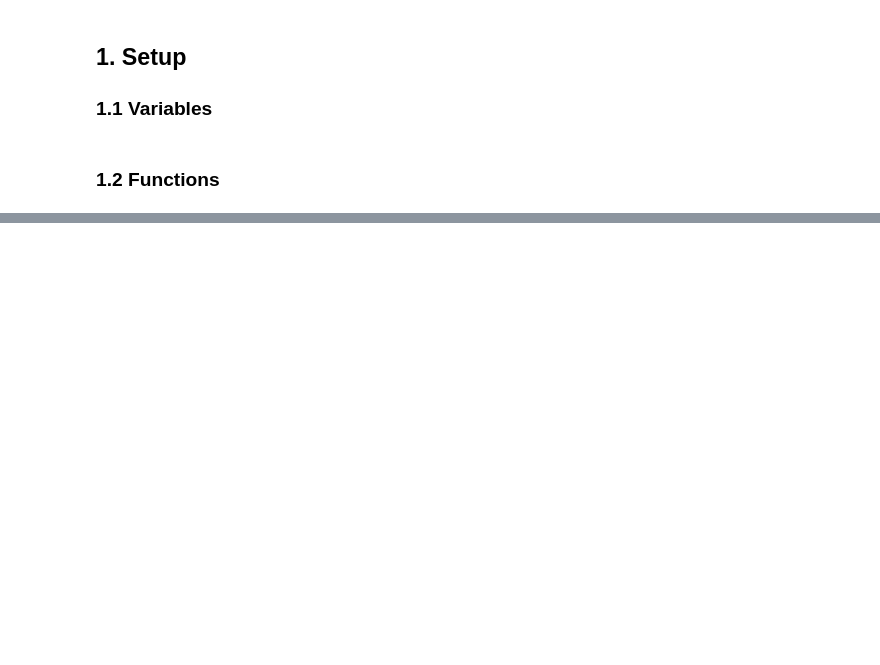
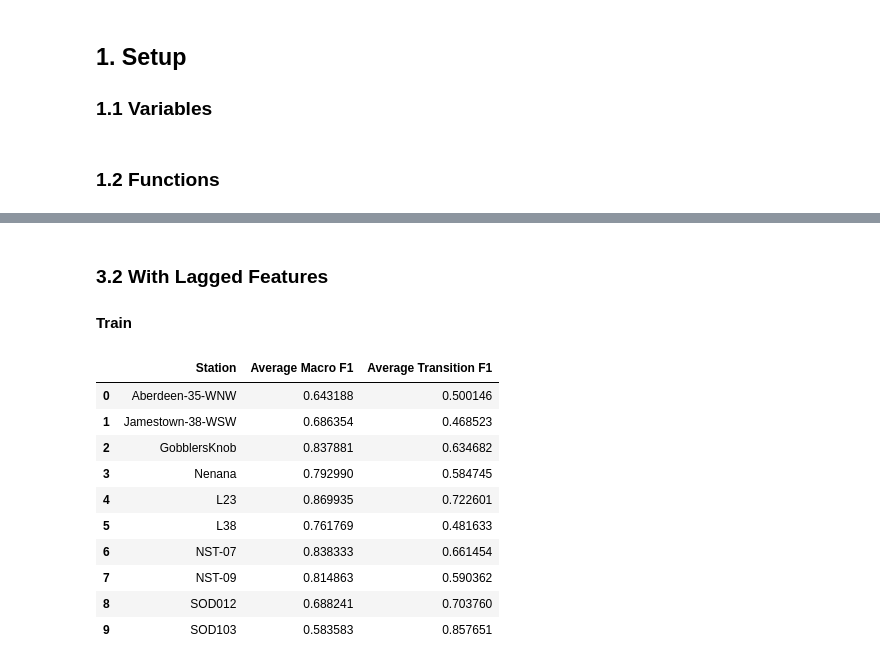
Before and after one commit to gerezk/freeze-thaw-soil-prediction, a Jupyter notebook: notebooks/model_development.ipynb, the cells around one changed output, grey strips where cells are left out. Drawn from its saved outputs; the diff is of its cells as text; code cells hidden in the pictures; blank space fills up the shorter version.

```diff
--- a/notebooks/model_development.ipynb
+++ b/notebooks/model_development.ipynb
@@ -134,0 +115,2 @@ Average transition F1 score: 0.5
+# %%
+result_lagged_train_df, result_lagged_test_df = pipeline(StationName, label_map, n_splits, train_size, True, lags)
@@ -134,0 +171,18 @@ Average transition F1 score: 0.5
+# %% [markdown]
+### 3.2 With Lagged Features
+
+#### Train
+# %%
+result_lagged_train_df
+# %% [output]
+|  | Station | Average Macro F1 | Average Transition F1 |
+| 0 | Aberdeen-35-WNW | 0.643188 | 0.500146 |
+| 1 | Jamestown-38-WSW | 0.686354 | 0.468523 |
+| 2 | GobblersKnob | 0.837881 | 0.634682 |
+| 3 | Nenana | 0.792990 | 0.584745 |
+| 4 | L23 | 0.869935 | 0.722601 |
+| 5 | L38 | 0.761769 | 0.481633 |
+| 6 | NST-07 | 0.838333 | 0.661454 |
+| 7 | NST-09 | 0.814863 | 0.590362 |
+| 8 | SOD012 | 0.688241 | 0.703760 |
+| 9 | SOD103 | 0.583583 | 0.857651 |
```
Also changed, not shown: parts of 24 cells of this notebook.
